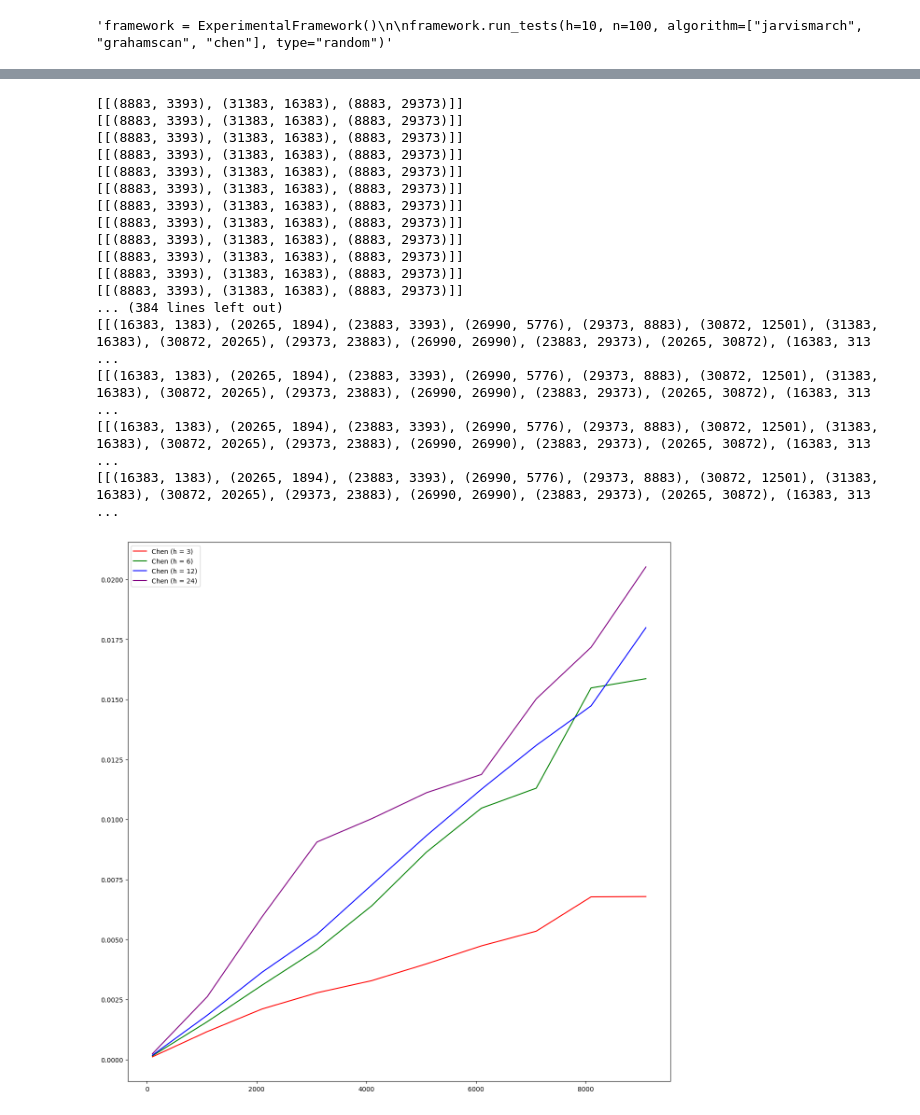
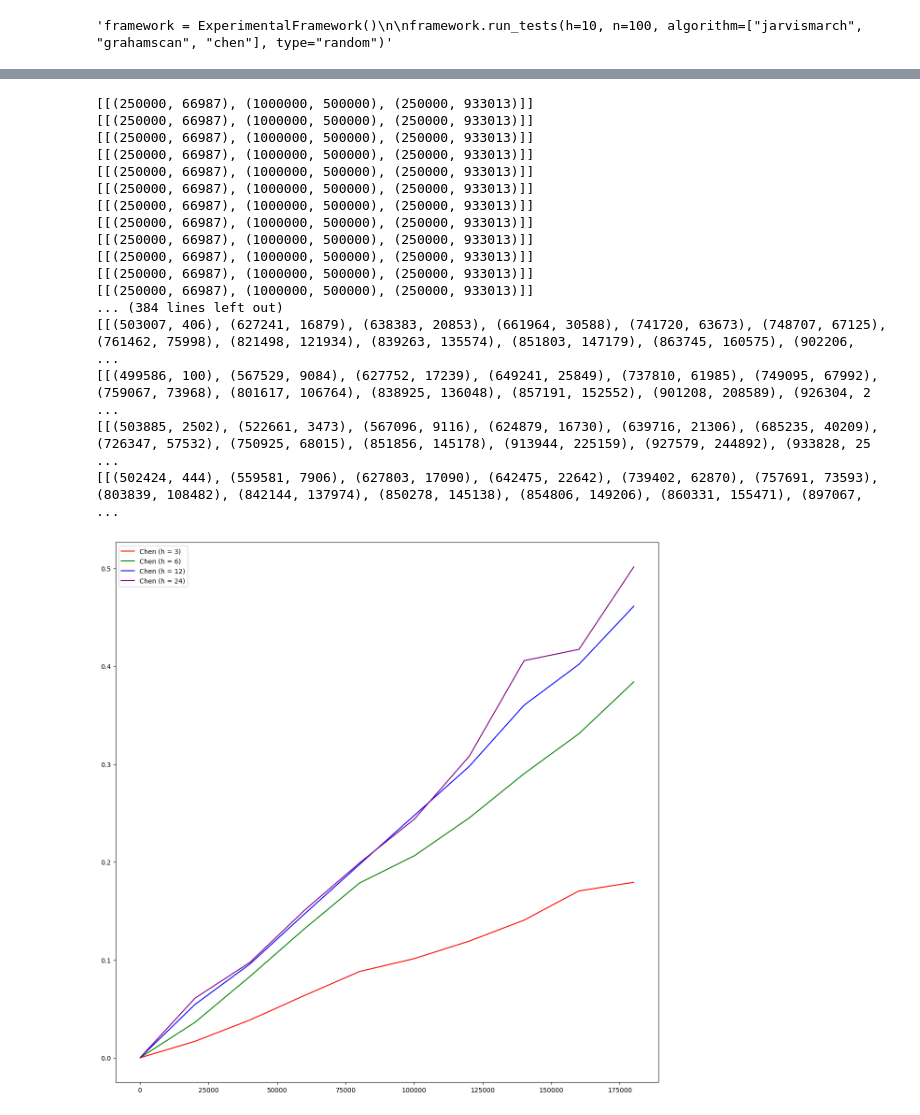
Before and after one commit to Declan-Loo/COMP0005-Grp30, a Jupyter notebook: grp-030-0005code.ipynb, the cells around one changed output, grey strips where cells are left out. Saved outputs shown, nothing was run; the diff lists cells and outputs as text; code cells hidden in the pictures.

Commit message:
more tests

```diff
--- a/grp-030-0005code.ipynb
+++ b/grp-030-0005code.ipynb
@@ -402,7 +402,7 @@ import math
 class TestDataGenerator():
 
     # constructor to initialize the number of points and the radius of the circle (optional) as the default radius is 16383 (half of the maximum value of 32767 for x and y coordinates).
-    def __init__(self,num_points,radius=16383):
+    def __init__(self,num_points,radius):
         self.num_points = num_points
         self.radius = radius
 
@@ -570,7 +570,7 @@ Use the cell below to illustrate the python code you used to **fully evaluate**
 # ADD YOUR TEST CODE HERE
 # ADD YOUR TEST CODE HERE
 # Create an instance of TestDataGenerator
-data_generator = TestDataGenerator(10000,15000)
+data_generator = TestDataGenerator(500000,15000)
 
 # Call the generate_points() method
 points = data_generator.controlled_point_generation(6)
@@ -789,12 +789,6 @@ def time_algorithm(algorithm, points):
     end = timeit.default_timer()
     return end - start
 
-jarvis_times = []
-jarvis_times2 = []
-jarvis_times3 =[]
-total_h1=[]
-total_h2=[]
-total_h3=[]
 
 def trialsjarvisonly(point_range, n):
     h_values = [3,6,12,24]
@@ -816,6 +810,6 @@ def trialsjarvisonly(point_range, n):
     plt.show()
 
 
-point_range = [i for i in range(100,10000,1000)]
+point_range = [i for i in range(100,1000000,50000)]
 trialsjarvisonly(point_range, 10)
 # %% [output]
@@ -825,51 +819,51 @@ def time_algorithm(algorithm, points):
     start = timeit.default_timer()
     algorithm(points)
     end = timeit.default_timer()
     return end - start
 
 
 
 def trialschenonly(point_range, n):
     h_values = [3,6,12,24]
     co = ['red','green','blue','purple']
     for h,c in zip(h_values,co):
         chens_trials = []
         for j in point_range:
             chen_time = 0
             for i in range(n):
                 data_generator = TestDataGenerator(j,15000)
                 points = data_generator.controlled_point_generation(h)
                 chen_time += time_algorithm(chen, points)
             chens_trials.append(chen_time/n)
         plt.plot(point_range, chens_trials, label = "Chen (h = " + str(h) + ")" , color = c)
 
     plt.legend()
     fig = plt.gcf()
     fig.set_size_inches(15,15)
     plt.show()
 
 
-point_range = [i for i in range(100,10000,1000)]
+point_range = [i for i in range(100,1000000,50000)]
 trialschenonly(point_range,10)
 # %% [output]
-[[(8883, 3393), (31383, 16383), (8883, 29373)]]
-[[(8883, 3393), (31383, 16383), (8883, 29373)]]
-[[(8883, 3393), (31383, 16383), (8883, 29373)]]
-[[(8883, 3393), (31383, 16383), (8883, 29373)]]
-[[(8883, 3393), (31383, 16383), (8883, 29373)]]
-[[(8883, 3393), (31383, 16383), (8883, 29373)]]
-[[(8883, 3393), (31383, 16383), (8883, 29373)]]
-[[(8883, 3393), (31383, 16383), (8883, 29373)]]
-[[(8883, 3393), (31383, 16383), (8883, 29373)]]
-[[(8883, 3393), (31383, 16383), (8883, 29373)]]
-[[(8883, 3393), (31383, 16383), (8883, 29373)]]
-[[(8883, 3393), (31383, 16383), (8883, 29373)]]
+[[(250000, 66987), (1000000, 500000), (250000, 933013)]]
+[[(250000, 66987), (1000000, 500000), (250000, 933013)]]
+[[(250000, 66987), (1000000, 500000), (250000, 933013)]]
+[[(250000, 66987), (1000000, 500000), (250000, 933013)]]
+[[(250000, 66987), (1000000, 500000), (250000, 933013)]]
+[[(250000, 66987), (1000000, 500000), (250000, 933013)]]
+[[(250000, 66987), (1000000, 500000), (250000, 933013)]]
+[[(250000, 66987), (1000000, 500000), (250000, 933013)]]
+[[(250000, 66987), (1000000, 500000), (250000, 933013)]]
+[[(250000, 66987), (1000000, 500000), (250000, 933013)]]
+[[(250000, 66987), (1000000, 500000), (250000, 933013)]]
+[[(250000, 66987), (1000000, 500000), (250000, 933013)]]
 ... (384 lines left out)
-[[(16383, 1383), (20265, 1894), (23883, 3393), (26990, 5776), (29373, 8883), (30872, 12501), (31383, 16383), (30872, 20265), (29373, 23883), (26990, 26990), (23883, 29373), (20265, 30872), (16383, 313 ...
-[[(16383, 1383), (20265, 1894), (23883, 3393), (26990, 5776), (29373, 8883), (30872, 12501), (31383, 16383), (30872, 20265), (29373, 23883), (26990, 26990), (23883, 29373), (20265, 30872), (16383, 313 ...
-[[(16383, 1383), (20265, 1894), (23883, 3393), (26990, 5776), (29373, 8883), (30872, 12501), (31383, 16383), (30872, 20265), (29373, 23883), (26990, 26990), (23883, 29373), (20265, 30872), (16383, 313 ...
-[[(16383, 1383), (20265, 1894), (23883, 3393), (26990, 5776), (29373, 8883), (30872, 12501), (31383, 16383), (30872, 20265), (29373, 23883), (26990, 26990), (23883, 29373), (20265, 30872), (16383, 313 ...
+[[(503007, 406), (627241, 16879), (638383, 20853), (661964, 30588), (741720, 63673), (748707, 67125), (761462, 75998), (821498, 121934), (839263, 135574), (851803, 147179), (863745, 160575), (902206,  ...
+[[(499586, 100), (567529, 9084), (627752, 17239), (649241, 25849), (737810, 61985), (749095, 67992), (759067, 73968), (801617, 106764), (838925, 136048), (857191, 152552), (901208, 208589), (926304, 2 ...
+[[(503885, 2502), (522661, 3473), (567096, 9116), (624879, 16730), (639716, 21306), (685235, 40209), (726347, 57532), (750925, 68015), (851856, 145178), (913944, 225159), (927579, 244892), (933828, 25 ...
+[[(502424, 444), (559581, 7906), (627803, 17090), (642475, 22642), (739402, 62870), (757691, 73593), (803839, 108482), (842144, 137974), (850278, 145138), (854806, 149206), (860331, 155471), (897067,  ...
-[figure, old version]
+[figure, new version]
 # %%
 def time_algorithm(algorithm, points):
     start = timeit.default_timer()
```
Also changed, not shown: parts of 8 cells of this notebook.
